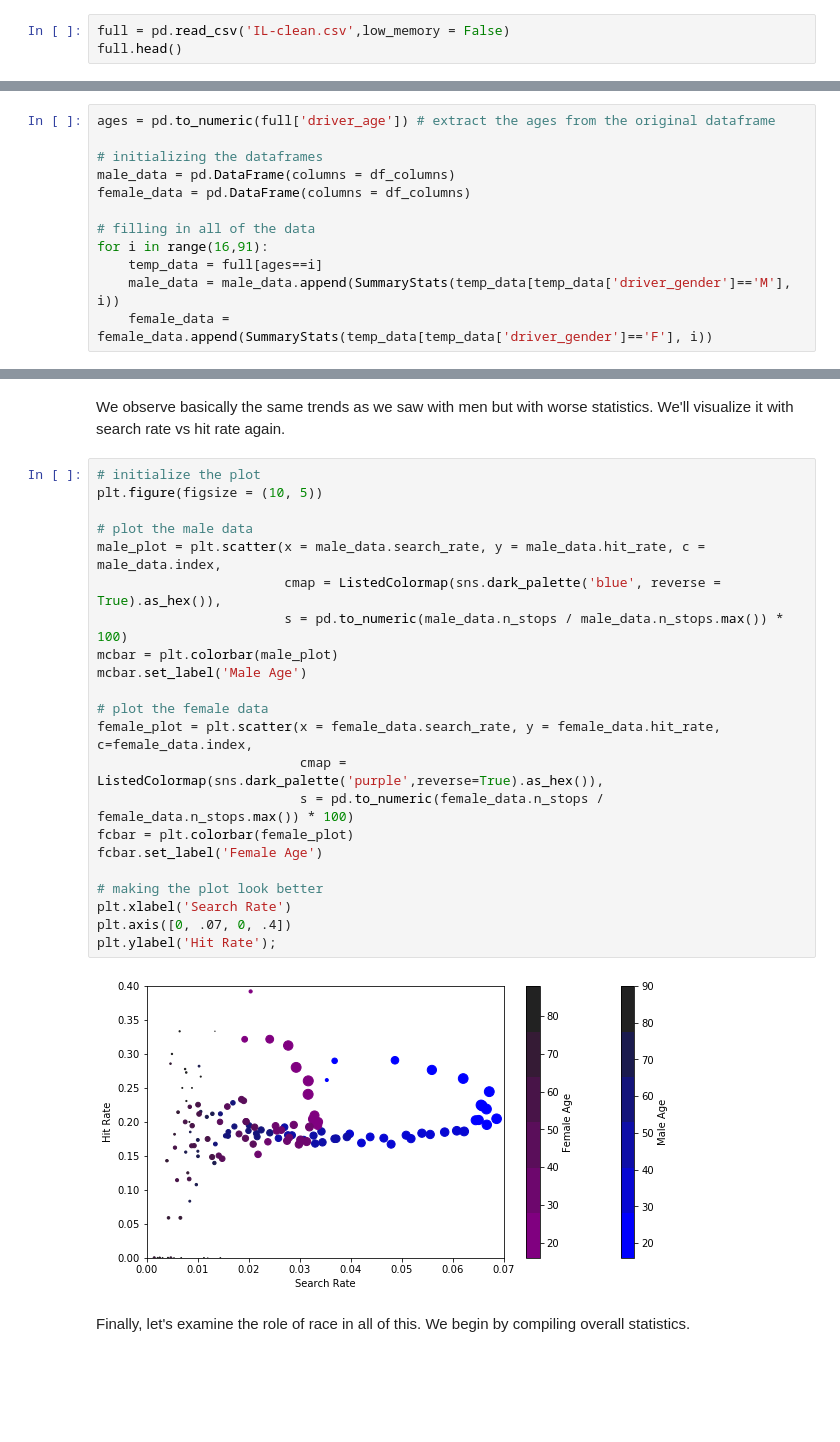
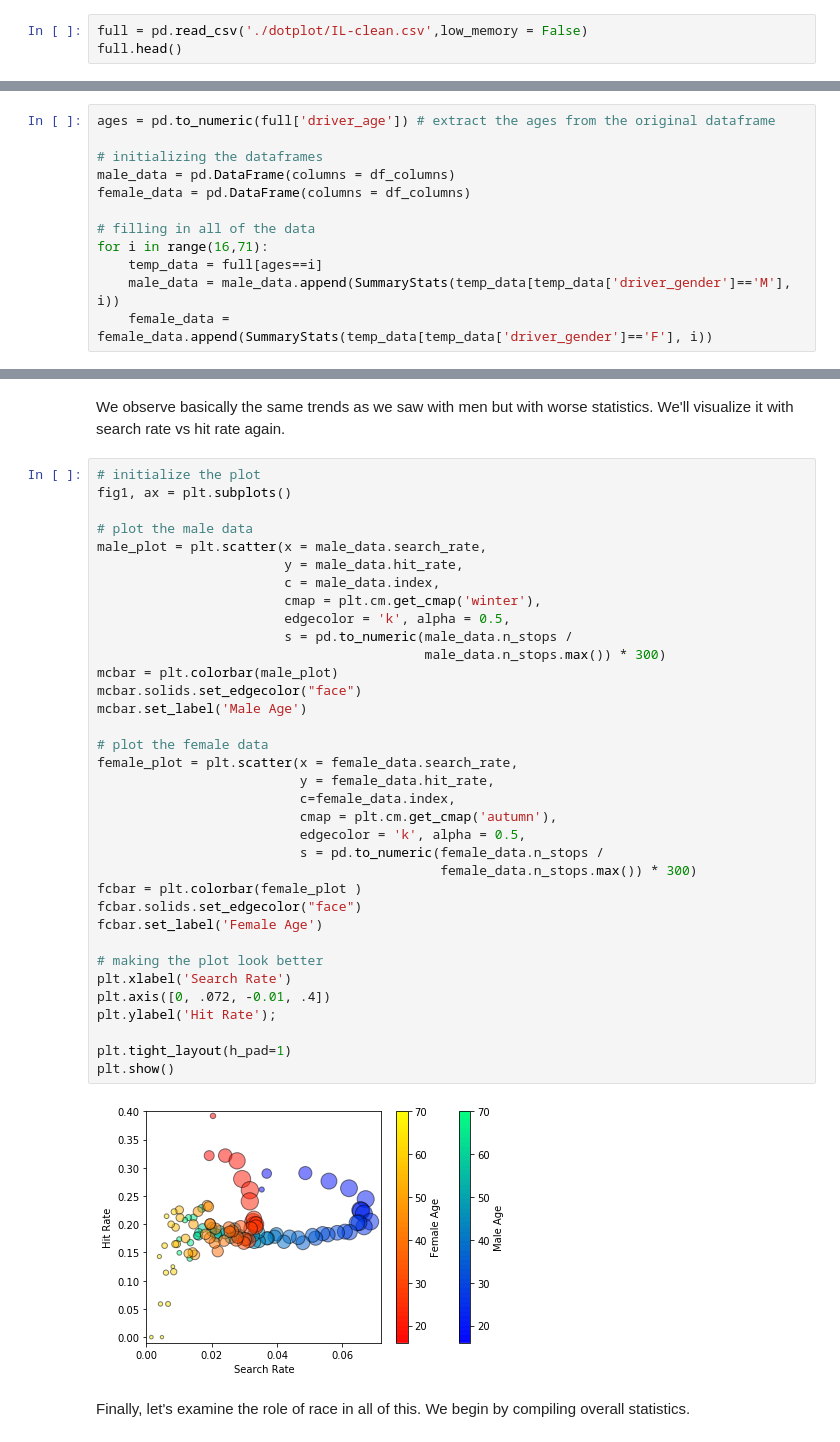
Before and after one commit to ACiDS-NU/nu_open_policing, a Jupyter notebook: Visualization of IL Highway Policing Data.ipynb, the cells around one changed output, grey strips where cells are left out. Cells and saved outputs as stored; diff of their text form; blank space fills up the shorter version.

Commit message:
Polish some figures

```diff
--- a/Visualization of IL Highway Policing Data.ipynb
+++ b/Visualization of IL Highway Policing Data.ipynb
@@ -11,7 +8,7 @@ sns.reset_orig()
 # %% [markdown]
 Loading the data and looking at the first few rows
 # %%
-full = pd.read_csv('IL-clean.csv',low_memory = False)
+full = pd.read_csv('./dotplot/IL-clean.csv',low_memory = False)
 full.head()
 # %% [output]
 |  | id | state | stop_date | stop_time | location_raw | county_name | county_fips | fine_grained_location | ... |
@@ -112,7 +177,7 @@ male_data = pd.DataFrame(columns = df_columns)
 female_data = pd.DataFrame(columns = df_columns)
 
 # filling in all of the data
-for i in range(16,91):
+for i in range(16,71):
     temp_data = full[ages==i]
     male_data = male_data.append(SummaryStats(temp_data[temp_data['driver_gender']=='M'], i))
     female_data = female_data.append(SummaryStats(temp_data[temp_data['driver_gender']=='F'], i))
@@ -214,28 +279,41 @@ ax2.axis([16, 90, 0, .4]);
 We observe basically the same trends as we saw with men but with worse statistics. We'll visualize it with search rate vs hit rate again.
 # %%
 # initialize the plot
-plt.figure(figsize = (10, 5))
+fig1, ax = plt.subplots()
 
 # plot the male data
-male_plot = plt.scatter(x = male_data.search_rate, y = male_data.hit_rate, c = male_data.index,
-                        cmap = ListedColormap(sns.dark_palette('blue', reverse = True).as_hex()),
-                        s = pd.to_numeric(male_data.n_stops / male_data.n_stops.max()) * 100)
+male_plot = plt.scatter(x = male_data.search_rate,
+                        y = male_data.hit_rate,
+                        c = male_data.index,
+                        cmap = plt.cm.get_cmap('winter'),
+                        edgecolor = 'k', alpha = 0.5,
+                        s = pd.to_numeric(male_data.n_stops /
+                                          male_data.n_stops.max()) * 300)
 mcbar = plt.colorbar(male_plot)
+mcbar.solids.set_edgecolor("face")
 mcbar.set_label('Male Age')
 
 # plot the female data
-female_plot = plt.scatter(x = female_data.search_rate, y = female_data.hit_rate, c=female_data.index,
-                          cmap = ListedColormap(sns.dark_palette('purple',reverse=True).as_hex()),
-                          s = pd.to_numeric(female_data.n_stops / female_data.n_stops.max()) * 100)
-fcbar = plt.colorbar(female_plot)
+female_plot = plt.scatter(x = female_data.search_rate,
+                          y = female_data.hit_rate,
+                          c=female_data.index,
+                          cmap = plt.cm.get_cmap('autumn'),
+                          edgecolor = 'k', alpha = 0.5,
+                          s = pd.to_numeric(female_data.n_stops /
+                                            female_data.n_stops.max()) * 300)
+fcbar = plt.colorbar(female_plot )
+fcbar.solids.set_edgecolor("face")
 fcbar.set_label('Female Age')
 
 # making the plot look better
 plt.xlabel('Search Rate')
-plt.axis([0, .07, 0, .4])
+plt.axis([0, .072, -0.01, .4])
 plt.ylabel('Hit Rate');
+
+plt.tight_layout(h_pad=1)
+plt.show()
 # %% [output]
-[figure, old version]
+[figure, new version]
 # %% [markdown]
 Finally, let's examine the role of race in all of this. We begin by compiling overall statistics.
 # %%
```
Also changed, not shown: parts of 17 cells of this notebook.
